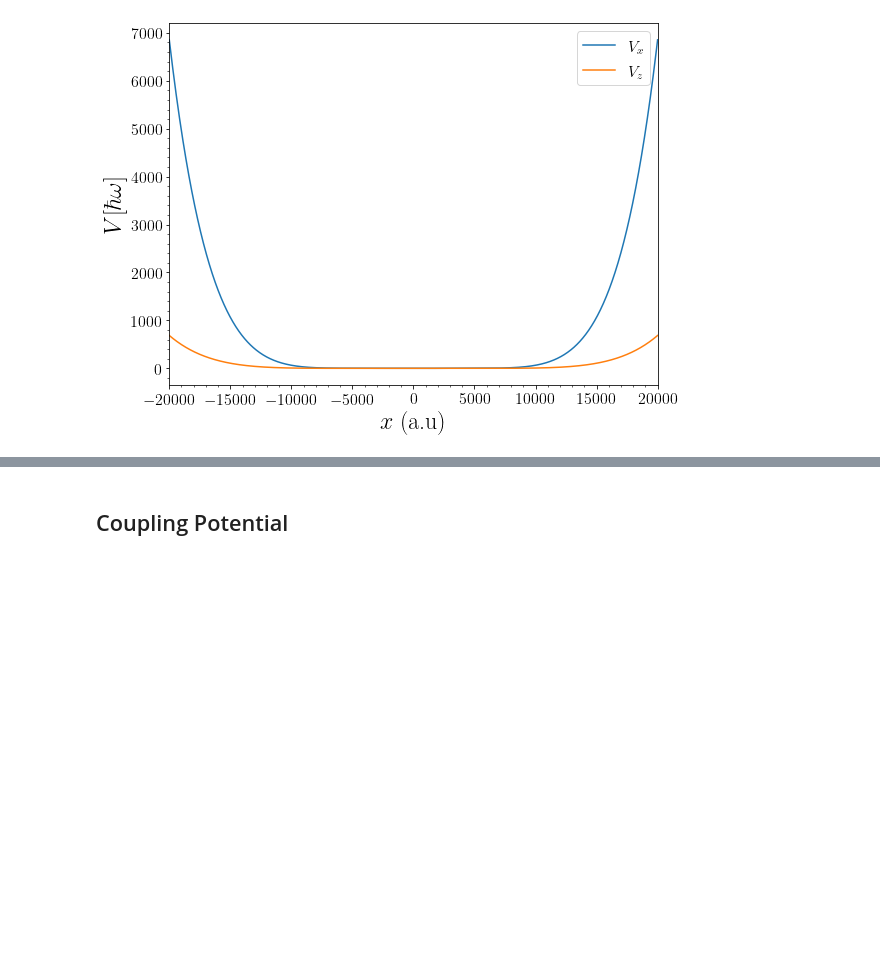
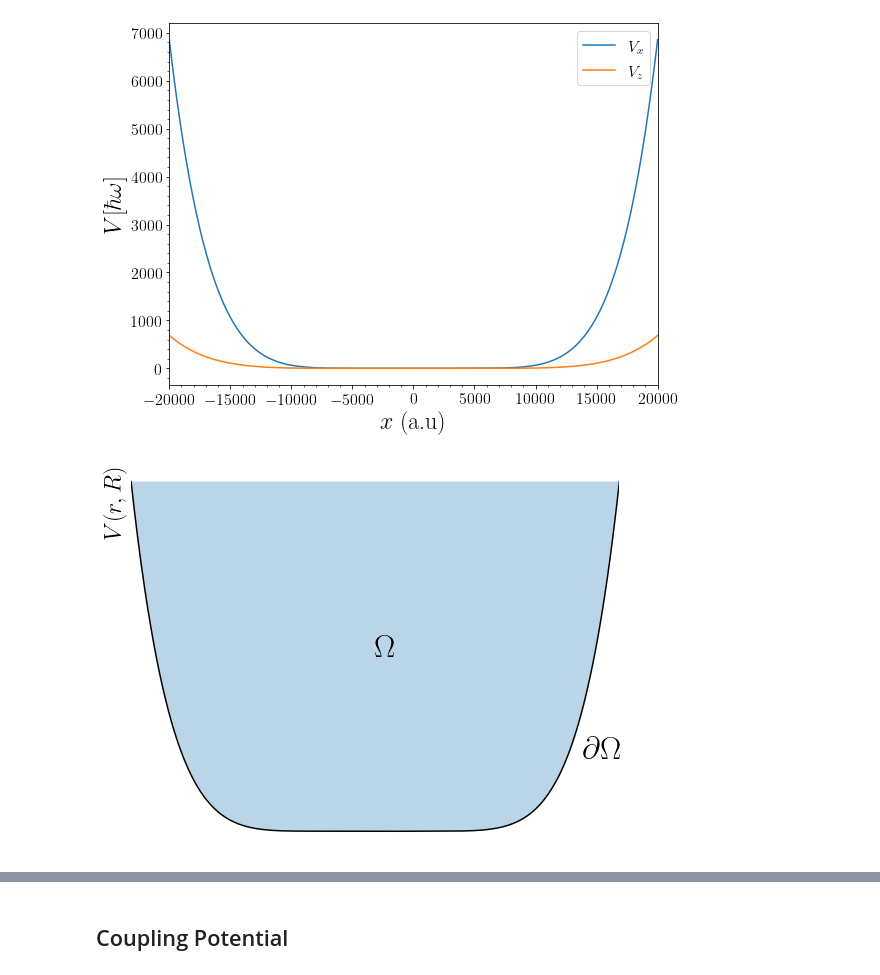
Before and after one commit to TsspGit/Ultracold_Atoms_src, a Jupyter notebook: Optical_Trap.ipynb, the cells around one changed output, grey strips where cells are left out. Cells and saved outputs as stored; diff of their text form; code cells hidden in the pictures; blank space fills up the shorter version.

Commit message:
Generalized DVR

```diff
--- a/Optical_Trap.ipynb
+++ b/Optical_Trap.ipynb
@@ -88,3 +88,23 @@ plt.legend()
 plt.savefig('General_figures/Potential2d.png', dpi=200)
 # %% [output]
 [figure]
+# %%
+fig, ax = plt.subplots(figsize=(8,6))
+ax.plot(x, V(x, k, Vx, m)/(np.sqrt(2 * np.abs(Vx)/m) * k), 'k', label='$V(r, R)$')
+ax.fill_between(x, max(V(x, k, Vx, m)/(np.sqrt(2 * np.abs(Vx)/m) * k)), V(x, k, Vx, m)/(np.sqrt(2 * np.abs(Vx)/m) * k), alpha=0.3)
+ax.set_ylabel('$V(r, R)$', y=0.9)
+plt.text(0, max(V(x, k, Vx, m)/(np.sqrt(2 * np.abs(Vx)/m) * k))/2, '$\Omega$', fontsize=32)
+plt.text(17000, max(V(x, k, Vx, m)/(np.sqrt(2 * np.abs(Vx)/m) * k))/2 - 2000, '$\partial \Omega$', fontsize=32)
+ax.xaxis.set_minor_locator(AutoMinorLocator())
+ax.yaxis.set_minor_locator(AutoMinorLocator())
+plt.tight_layout()
+plt.xticks(())
+plt.yticks(())
+ax.spines['top'].set_visible(False)
+ax.spines['bottom'].set_visible(False)
+ax.spines['right'].set_visible(False)
+ax.spines['left'].set_visible(False)
+plt.xlim(-20000, 20000)
+plt.savefig('General_figures/Boundary_NonHarm.png', dpi=200)
+# %% [output]
+[figure, added]
```
Also changed, not shown: parts of 3 cells of this notebook, 15 other files.
